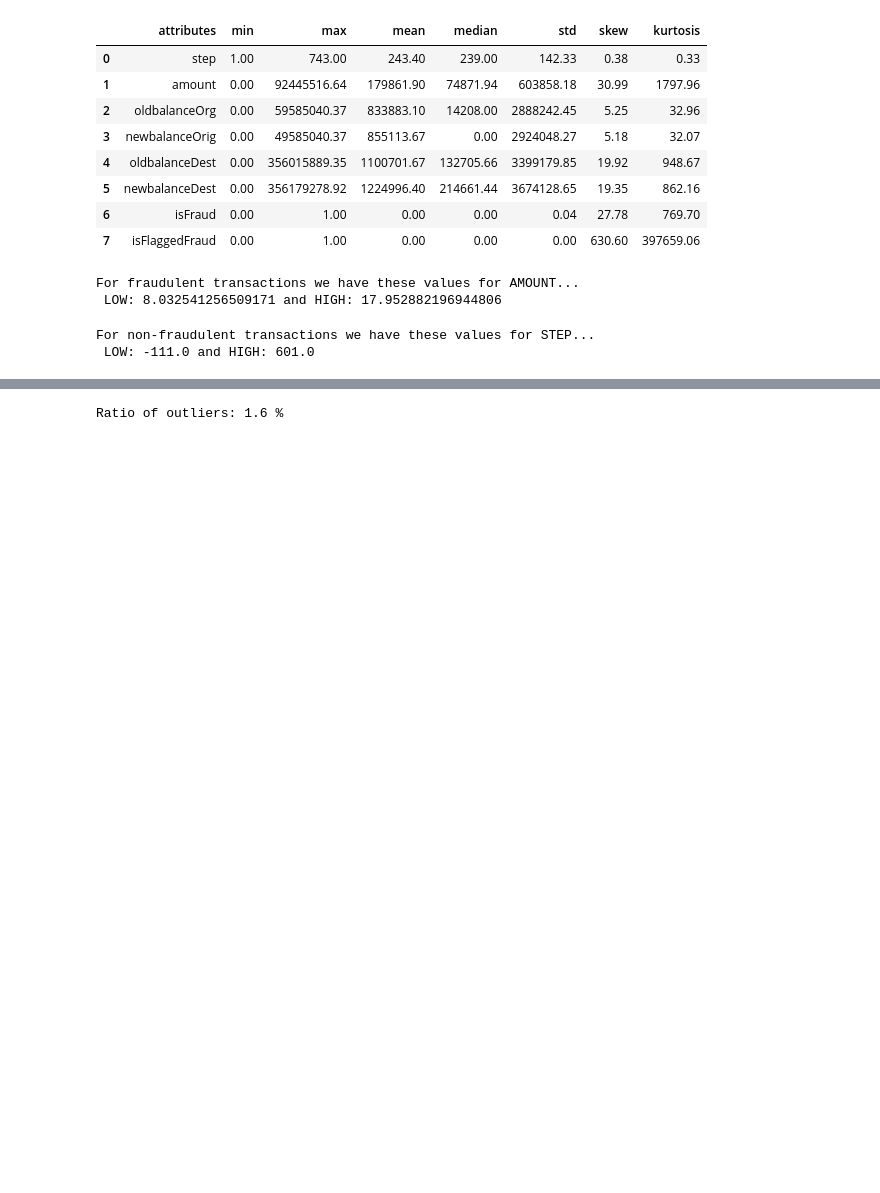
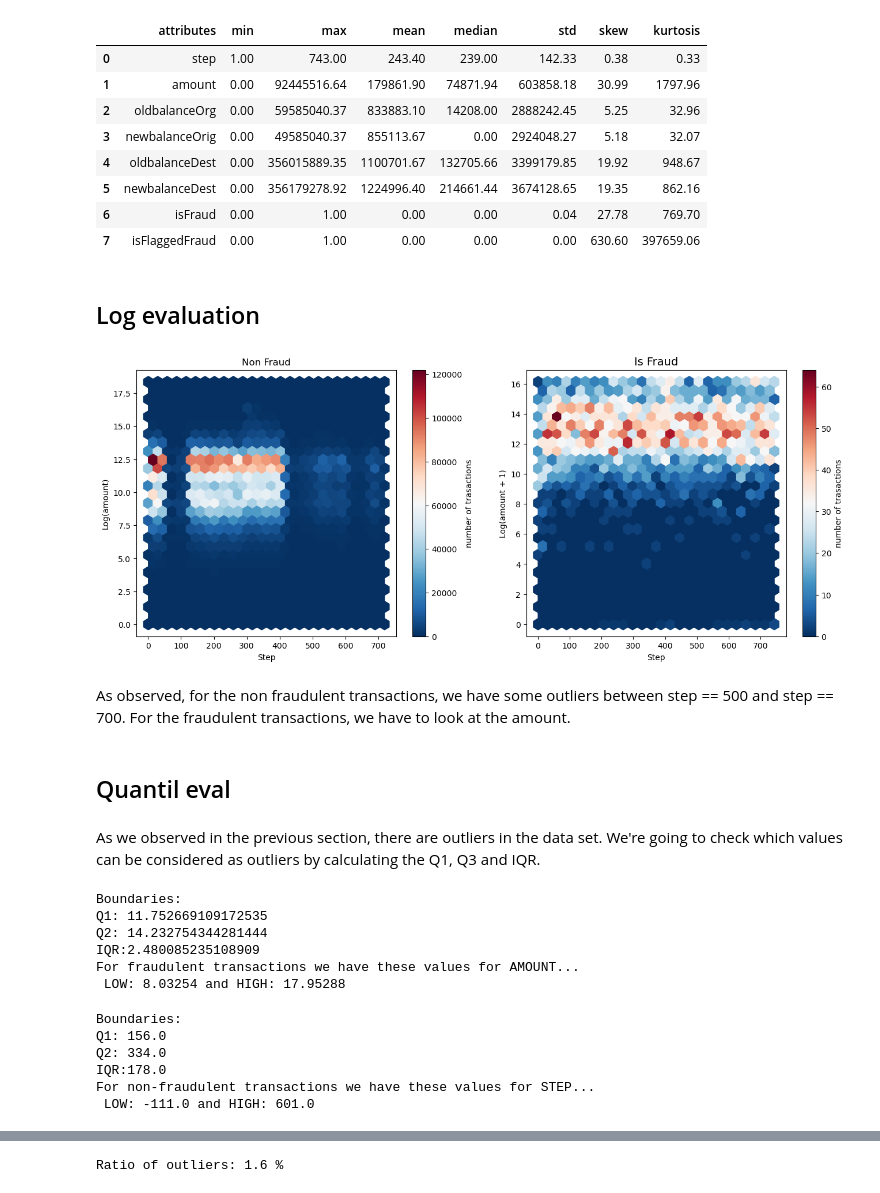
Before and after one commit to PedroPauloMR/block_fraud_company, a Jupyter notebook: notebooks/c0.2-feature-engineering.ipynb, the cells around one changed output, grey strips where cells are left out. Saved outputs shown, nothing was run; the diff lists cells and outputs as text; code cells hidden in the pictures; blank space fills up the shorter version.

```diff
--- a/notebooks/c0.2-feature-engineering.ipynb
+++ b/notebooks/c0.2-feature-engineering.ipynb
@@ -226,16 +179,59 @@ results
 # %%
 df_fraud = df.loc[df['isFraud'] == 1]
 df_non_fraud = df.loc[df['isFraud'] == 0]
+# %% [markdown]
+## Log evaluation
+# %%
+# amount has a long range. So, we gonna try to use log to change this scale
+x = 'step'
+y = 'amount'
+plt.figure(figsize=(16,6))
+
+plt.subplot(1,2,1)
+plt.hexbin(df_non_fraud[x],np.log1p(df_non_fraud[y]), gridsize = 25, cmap = 'RdBu_r')
+plt.title('Non Fraud', fontsize=12)
+plt.xlabel('Step')
+plt.ylabel('Log(amount)')
+count_bar = plt.colorbar()
+count_bar.set_label('number of trasactions')
+
+# plots for the cases of fraud
+plt.subplot(1,2,2)
+plt.hexbin(df_fraud[x], np.log1p(df_fraud[y]), gridsize=25, cmap='RdBu_r')
+plt.title("Is Fraud", fontsize=14)
+plt.xlabel("Step")
+plt.ylabel("Log(amount + 1)")
+count_bar = plt.colorbar()
+count_bar.set_label('number of trasactions')
+
+# adjusts the spaces between plots
+plt.subplots_adjust(wspace=0.2)
+
+# displays the plot
+plt.show()
+# %% [output]
+[figure, added]
+# %% [markdown]
+As observed, for the non fraudulent transactions, we have some outliers between step == 500 and step == 700. For the fraudulent transactions, we have to look at the amount.
+# %% [markdown]
+## Quantil eval
+# %% [markdown]
+ As we observed in the previous section, there are outliers in the data set. We're going to check which values can be considered as outliers by calculating the Q1, Q3 and IQR.
 # %%
 q1 = np.log1p(df_fraud['amount'].quantile(.25))
 q3 = np.log1p(df_fraud['amount'].quantile(.75))
 iqr = q3 - q1
-low_boundary = q1 - (1.5 * iqr)
-high_boundary = q3 + (1.5 * iqr)
+low_boundary = round(q1 - (1.5 * iqr),5)
+high_boundary = round(q3 + (1.5 * iqr),5)
+print('Boundaries:\nQ1: {}\nQ2: {}\nIQR:{}'.format(q1,q3,iqr))
 print('For fraudulent transactions we have these values for AMOUNT...\n LOW: {} and HIGH: {}'.format(low_boundary, high_boundary))
 # %% [output]
+Boundaries:
+Q1: 11.752669109172535
+Q2: 14.232754344281444
+IQR:2.480085235108909
 For fraudulent transactions we have these values for AMOUNT...
- LOW: 8.032541256509171 and HIGH: 17.952882196944806
+ LOW: 8.03254 and HIGH: 17.95288
 # %%
 # fig, axes = plt.subplots(1,2,figsize=(16,8))
 
@@ -249,7 +245,12 @@ q3 = df_non_fraud['step'].quantile(.75)
 iqr = q3 - q1
 low_boundary = q1 - (1.5 * iqr)
 high_boundary = q3 + (1.5 * iqr)
+print('Boundaries:\nQ1: {}\nQ2: {}\nIQR:{}'.format(q1,q3,iqr))
 print('For non-fraudulent transactions we have these values for STEP...\n LOW: {} and HIGH: {}'.format(low_boundary, high_boundary))
 # %% [output]
+Boundaries:
+Q1: 156.0
+Q2: 334.0
+IQR:178.0
 For non-fraudulent transactions we have these values for STEP...
  LOW: -111.0 and HIGH: 601.0
```
Also changed, not shown: parts of 129 cells of this notebook, 54 other files.
